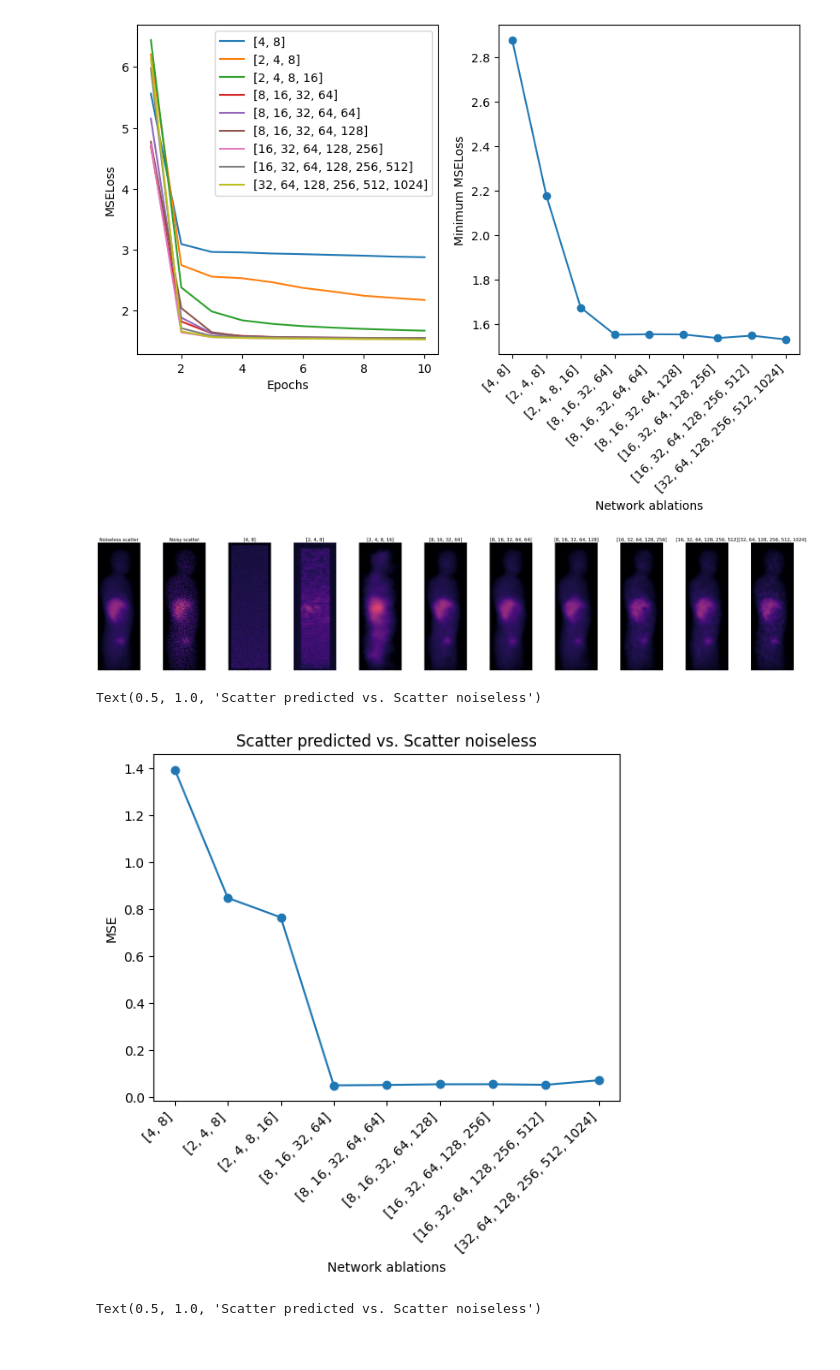
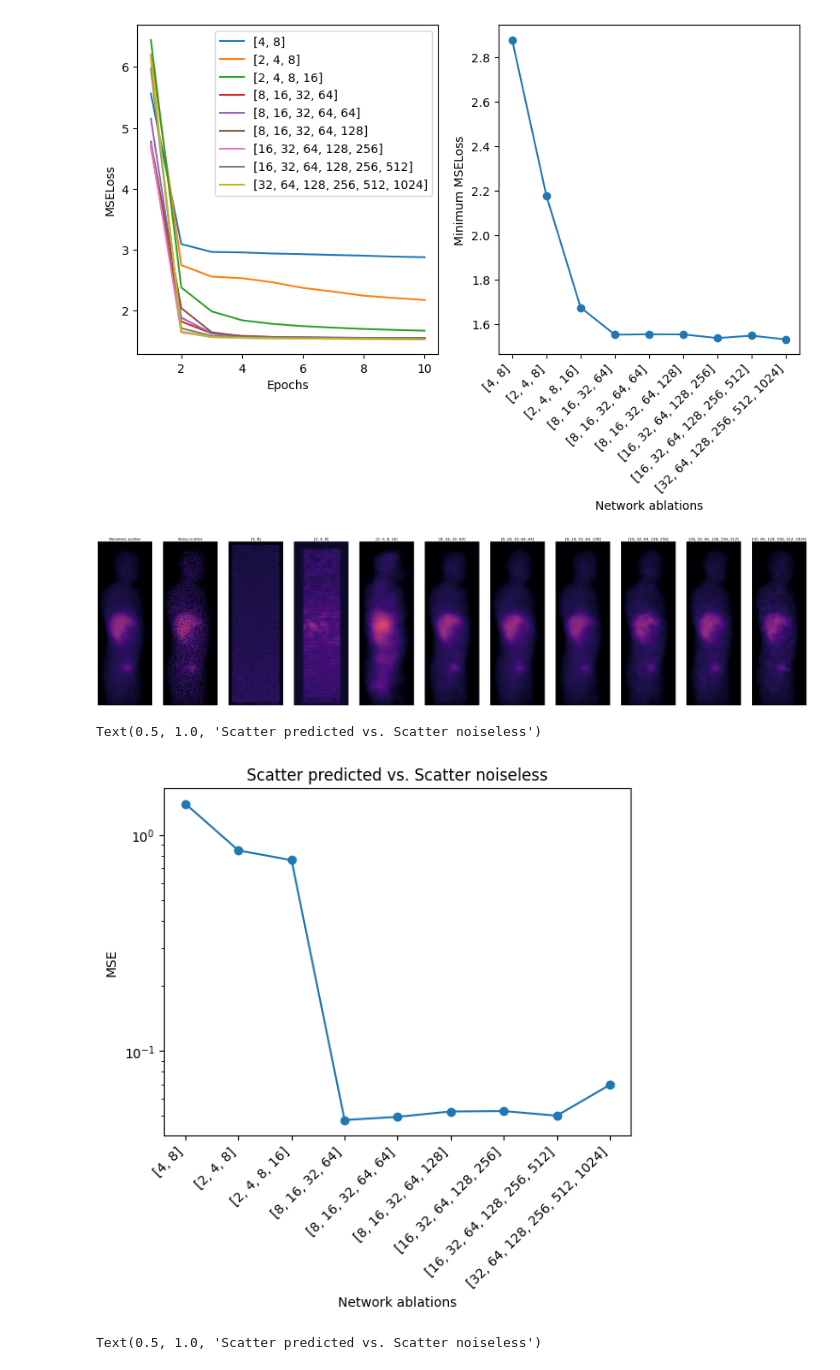
Before and after one commit to ahxmeds/scatter-estimation-deep-image-prior, a Jupyter notebook: analysis.ipynb, the cells around one changed output. Drawn from its saved outputs; the diff is of its cells as text; code cells hidden in the pictures.

```diff
--- a/analysis.ipynb
+++ b/analysis.ipynb
@@ -65,7 +65,7 @@ def plot_images(experiment_code_list, projection_num):
     preds_fpath_list = [os.path.join(save_dir, 'predictions', f'{exp_code}', 'pred.pt') for exp_code in experiment_code_list]
     scatter_noiseless, scatter = get_noiseless_and_noisy_scatter_images()
 
-    fig, ax = plt.subplots(1, 2+len(experiment_code_list), figsize=(5*(2 + len(experiment_code_list)), 10))
+    fig, ax = plt.subplots(1, 2+len(experiment_code_list), figsize=(5*(2 + len(experiment_code_list)), 15))
     fig.patch.set_facecolor('white')
     fig.patch.set_alpha(1)
     mse_list = []
@@ -89,16 +89,17 @@ def plot_images(experiment_code_list, projection_num):
 # %%
 mse_list = plot_images(experiment_code_list, 20)
 n_channels_list = [[int(i) for i in exp_code.split('_')[1].split('x')] for exp_code in experiment_code_list]
 fig, ax = plt.subplots()
 ax.plot(experiment_code_list, mse_list, '-o')
 ax.set_xticklabels(n_channels_list, rotation=45, ha='right')
+ax.set_yscale('log')
 ax.set_xlabel('Network ablations')
 ax.set_ylabel('MSE')
 ax.set_title('Scatter predicted vs. Scatter noiseless')
 # %% [output]
-[figure, old version]
+[figure, new version]
 Text(0.5, 1.0, 'Scatter predicted vs. Scatter noiseless')
-[figure, old version]
+[figure, new version]
 # %%
 # %% [output]
 Text(0.5, 1.0, 'Scatter predicted vs. Scatter noiseless')
```
Also changed, not shown: 2 other files.
